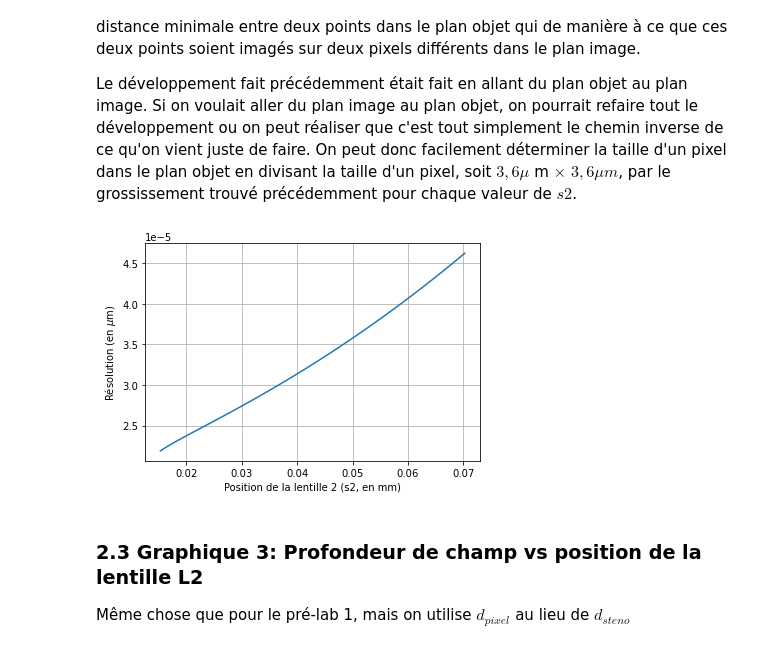
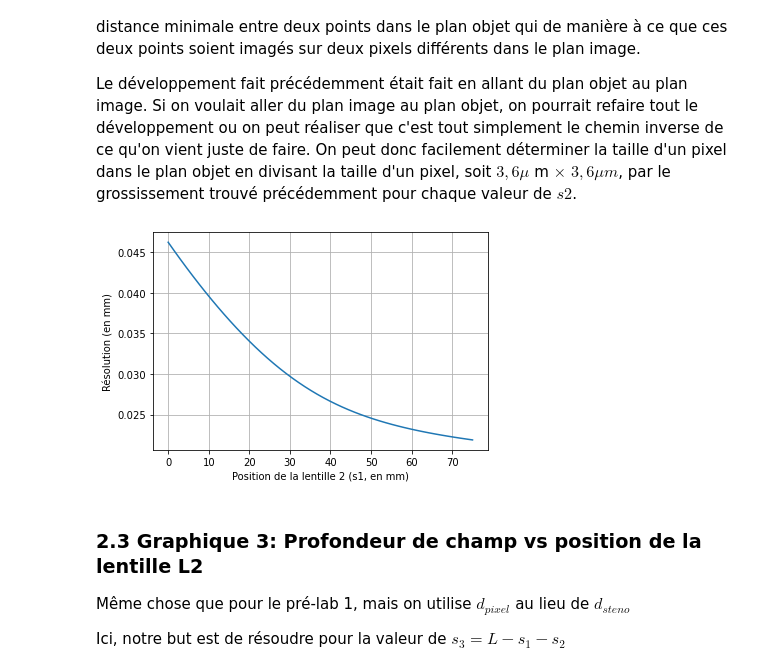
Before and after one commit to nicolasleblanc-poly/Introduction-l-optique-moderne, a Jupyter notebook: Laboratoire 2/pre-lab_2.ipynb, the cells around one changed output. Cells and saved outputs as stored; diff of their text form; code cells hidden in the pictures.

```diff
--- a/Laboratoire 2/pre-lab_2.ipynb
+++ b/Laboratoire 2/pre-lab_2.ipynb
@@ -111,25 +111,34 @@ Allons avec L=190mm, car elle semble être la valeur la plus petite de $L$ qui f
 # %% [markdown]
 ### 2.1 Graphique 1: Grossissement vs position de la lentille L2 .
 # %%
-L = 190e-3 # [m]
-s1 = np.linspace(0, 75e-3, 50) # [m]
+L = 190 # [mm]
+Lobj = 1000 # [mm]
+s1 = np.linspace(0, 75, 50) # [mm]
 s2 = sp.symbols('s2')
 s2_slns = []
-g = []
+gross = []
 for s1_val in s1:
     # On trouve la matrice de tracé de rayon
     s3 = L-s1_val-s2
-    Msys = system_matrix(s1_val, s2, s3)
+    Msys = system_matrix(s1_val, s2, s3, Lobj)
     # On est dans le cas où le rayon incident et le rayon transmis convergent chancun en un point.
     # On est donc dans le cas où le coefficient B de la matrice [[A B], [C,D]] vaut 0.
     A = Msys[0, 0]
     B = Msys[0, 1]
-    s2_solve = sp.solve(B)[-1]
+    s2_solve = sp.solve(B, s2)[-1]
     s2_slns.append(s2_solve)
-    g.append(A.evalf(subs={'s2':s2_solve})) # On garde que la solution positive
+    gross.append(A.evalf(subs={'s2':s2_solve})) # On garde que la solution positive
 
-plt.plot(s2_slns, g)
-plt.xlabel("Position de la lentille 2 (s2, en mm)")
+gross_min = min(np.abs(gross))
+gross_max = max(np.abs(gross))
+print("g_min ", gross_min, "\n")
+print("g_max ", gross_max, "\n")
+
+fact_gross = gross_max/gross_min
+print("Facteur de grossissement ", fact_gross, "\n")
+
+plt.plot(s1, gross)
+plt.xlabel("Position de la lentille 2 (s1, en mm)")
 plt.ylabel("Grossissement (g, sans unité)")
 plt.grid()
 # Le grossissement est négatif et il est plus petit que 1 en valeur absolue, ce qui
@@ -144,19 +180,21 @@ De manière générale, la résolution est définie comme la distance minimale p
 
 Le développement fait précédemment était fait en allant du plan objet au plan image. Si on voulait aller du plan image au plan objet, on pourrait refaire tout le développement ou on peut réaliser que c'est tout simplement le chemin inverse de ce qu'on vient juste de faire. On peut donc facilement déterminer la taille d'un pixel dans le plan objet en divisant la taille d'un pixel, soit $3,6 \mu$ m $\times$  $3,6 \mu m$, par le grossissement trouvé précédemment pour chaque valeur de $s2$.
 # %%
-taille_pixel = 3.6e-6
+taille_pixel = 3.6e-3 # [mm]
 res = []
 for element in g:
     # J'ai pris la valeur absolue, car je ne vois pas
     res.append(np.abs(taille_pixel/element))
-plt.plot(s2_slns, res)
-plt.xlabel("Position de la lentille 2 (s2, en mm)")
-plt.ylabel("Résolution (en $\mu$m)")
+plt.plot(s1, res)
+plt.xlabel("Position de la lentille 2 (s1, en mm)")
+plt.ylabel("Résolution (en mm)")
 plt.grid()
 # %% [output]
-[figure, old version]
+[figure, new version]
 # %% [markdown]
 ### 2.3 Graphique 3: Profondeur de champ vs position de la lentille L2
 
 Même chose que pour le pré-lab 1, mais on utilise $d_{pixel}$ au lieu de $d_{steno}$
+
+Ici, notre but est de résoudre pour la valeur de $s_3 = L-s_1-s_2$
 # %%
```
Also changed, not shown: parts of 17 cells of this notebook, 4 other files.
